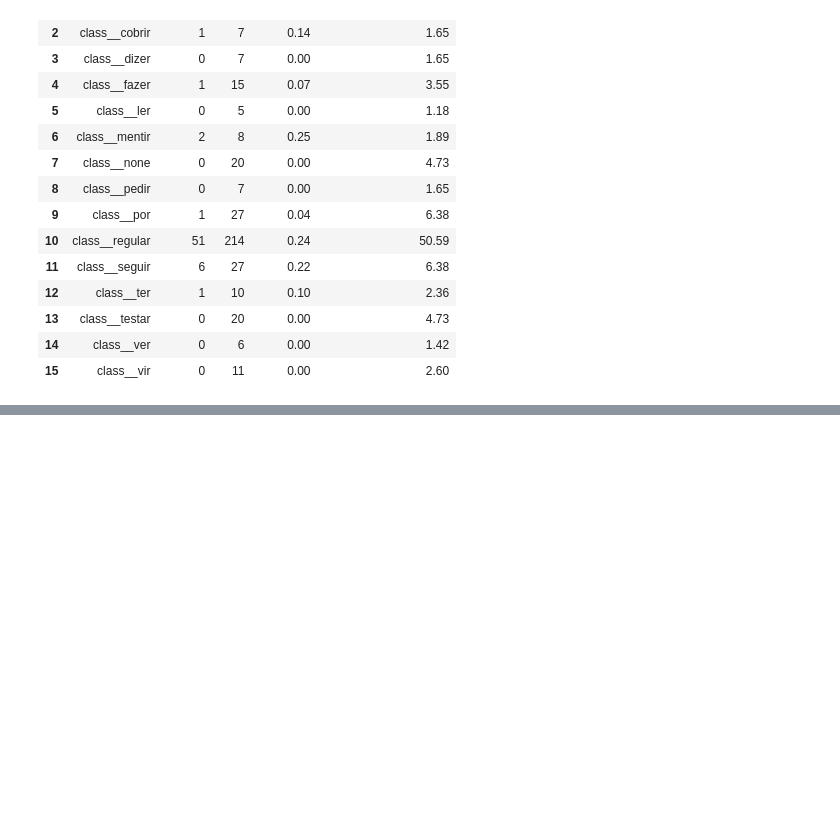
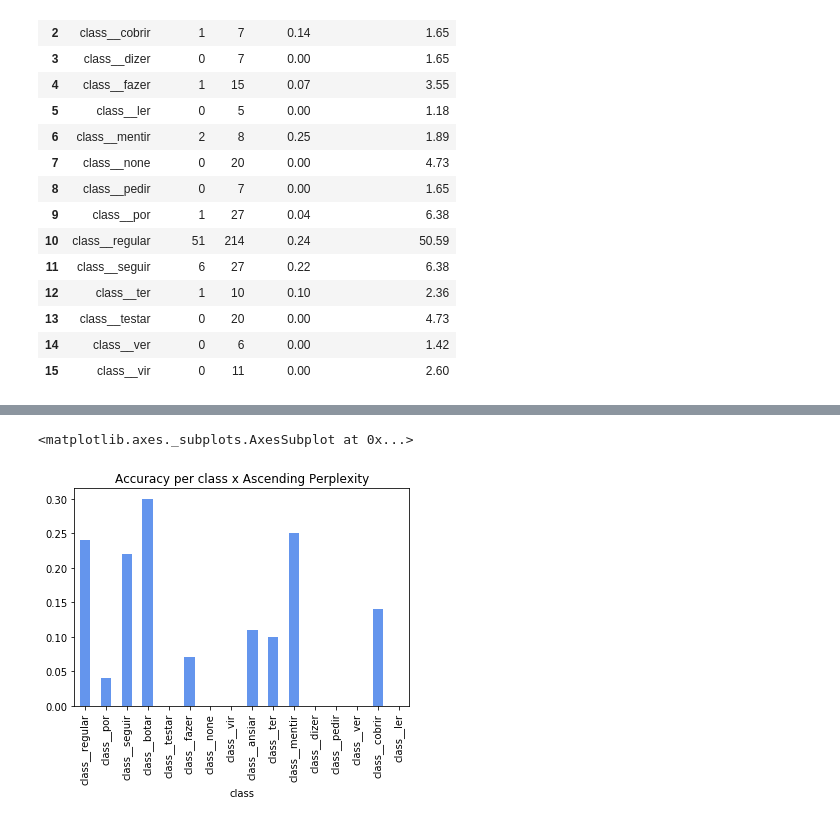
Before and after one commit to beatrizalbiero/MsResearch, a Jupyter notebook: WickelfeaturesProject/encoder-decoder.ipynb, the cells around one changed output, grey strips where cells are left out. Cells and saved outputs as stored; diff of their text form; code cells hidden in the pictures; blank space fills up the shorter version.

```diff
--- a/WickelfeaturesProject/encoder-decoder.ipynb
+++ b/WickelfeaturesProject/encoder-decoder.ipynb
@@ -364,0 +349,6 @@ best_accuracy
+# %%
+best_accuracy.sort_values('perplexity', ascending=True)\
+.accuracy.plot.bar(color='cornflowerblue', title='Accuracy per class x Ascending Perplexity')
+# %% [output]
+<matplotlib.axes._subplots.AxesSubplot at 0x...>
+[figure, added]
```
Also changed, not shown: parts of 19 cells of this notebook, 4 other files.
